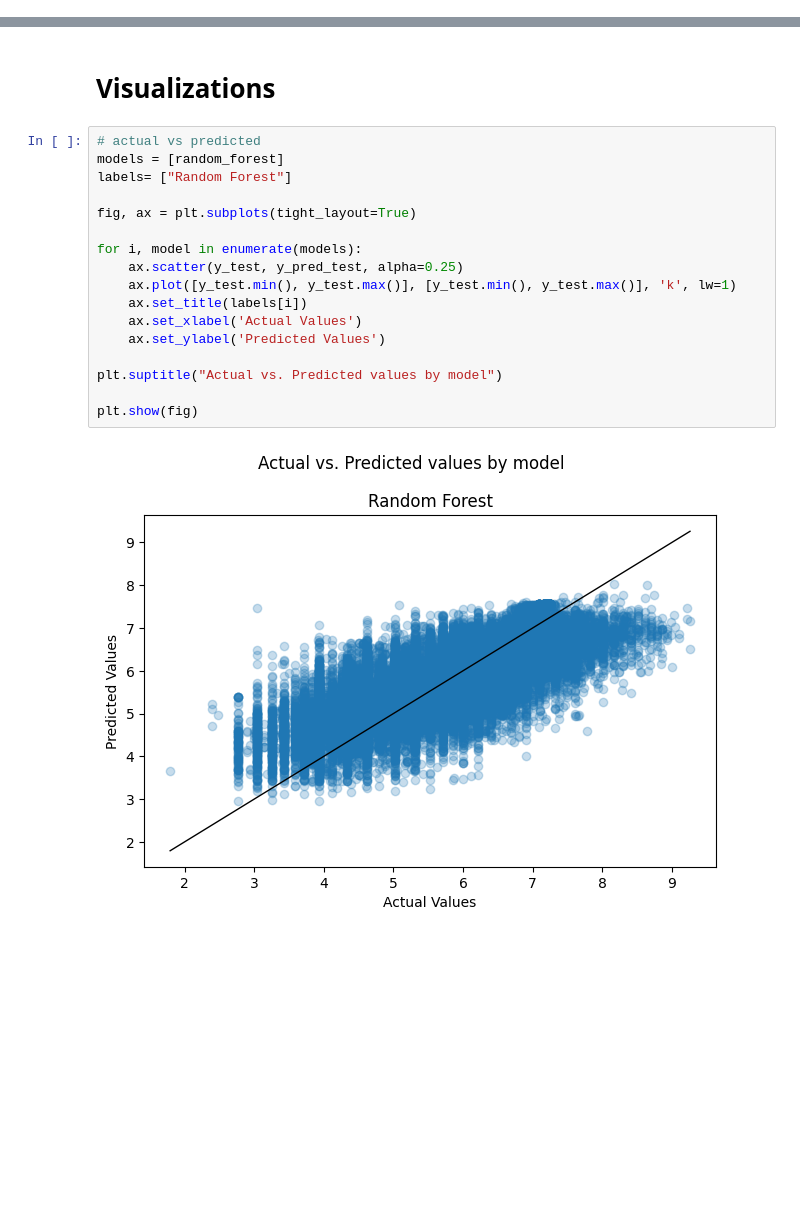
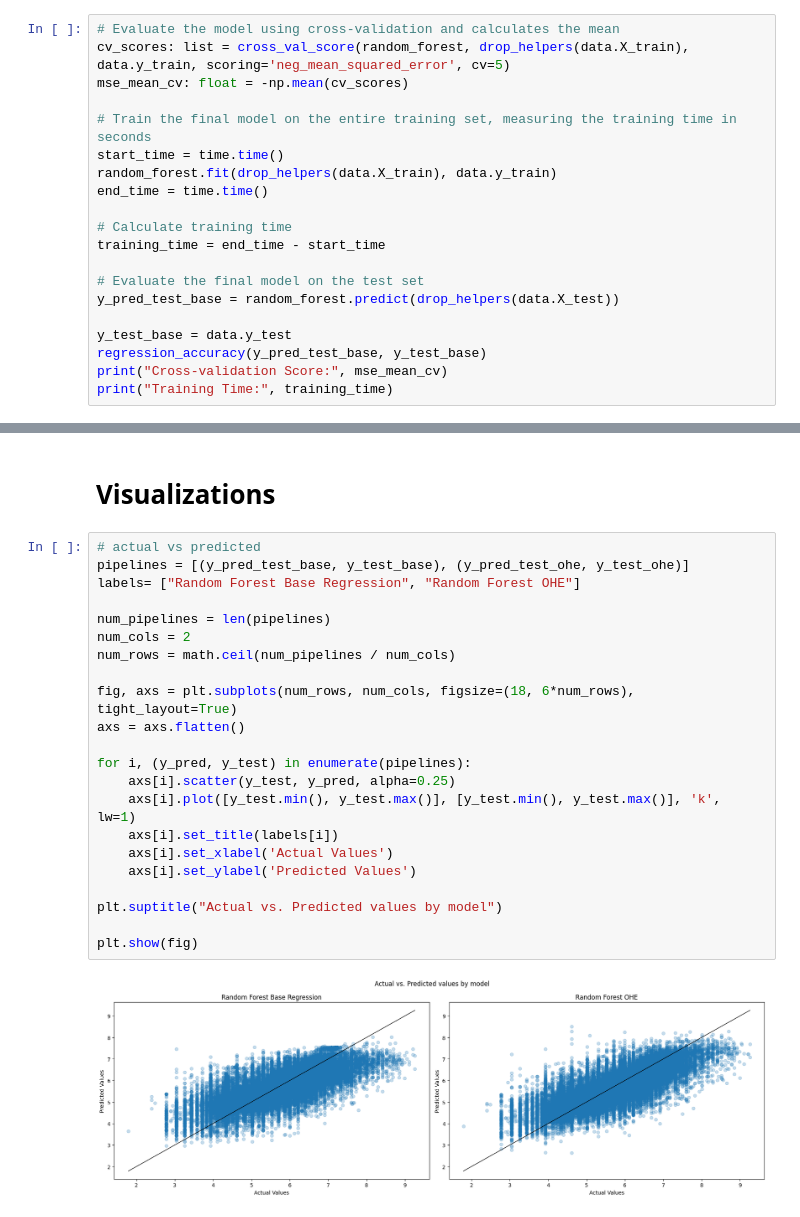
Before and after one commit to RasKrebs/pricing_wizards, a Jupyter notebook: notebooks/random_forest.ipynb, the cells around one changed output, grey strips where cells are left out. Saved outputs shown, nothing was run; the diff lists cells and outputs as text; blank space fills up the shorter version.

```diff
--- a/notebooks/random_forest.ipynb
+++ b/notebooks/random_forest.ipynb
@@ -110,0 +90,20 @@ Training Time: 0.02845907211303711
+# %%
+# Evaluate the model using cross-validation and calculates the mean
+cv_scores: list = cross_val_score(random_forest, drop_helpers(data.X_train), data.y_train, scoring='neg_mean_squared_error', cv=5)
+mse_mean_cv: float = -np.mean(cv_scores)
+
+# Train the final model on the entire training set, measuring the training time in seconds
+start_time = time.time()
+random_forest.fit(drop_helpers(data.X_train), data.y_train)
+end_time = time.time()
+
+# Calculate training time
+training_time = end_time - start_time
+
+# Evaluate the final model on the test set
+y_pred_test_base = random_forest.predict(drop_helpers(data.X_test))
+
+y_test_base = data.y_test
+regression_accuracy(y_pred_test_base, y_test_base)
+print("Cross-validation Score:", mse_mean_cv)
+print("Training Time:", training_time)
@@ -134,20 +185,25 @@ feature_importance.sort_values(by='Coef', ascending=False)
 # Visualizations
 # %%
 # actual vs predicted
-models = [random_forest]
-labels= ["Random Forest"]
+pipelines = [(y_pred_test_base, y_test_base), (y_pred_test_ohe, y_test_ohe)]
+labels= ["Random Forest Base Regression", "Random Forest OHE"]
 
-fig, ax = plt.subplots(tight_layout=True)
+num_pipelines = len(pipelines)
+num_cols = 2
+num_rows = math.ceil(num_pipelines / num_cols)
 
-for i, model in enumerate(models):
-    ax.scatter(y_test, y_pred_test, alpha=0.25)
-    ax.plot([y_test.min(), y_test.max()], [y_test.min(), y_test.max()], 'k', lw=1)
-    ax.set_title(labels[i])
-    ax.set_xlabel('Actual Values')
-    ax.set_ylabel('Predicted Values')
+fig, axs = plt.subplots(num_rows, num_cols, figsize=(18, 6*num_rows), tight_layout=True)
+axs = axs.flatten()
+
+for i, (y_pred, y_test) in enumerate(pipelines):
+    axs[i].scatter(y_test, y_pred, alpha=0.25)
+    axs[i].plot([y_test.min(), y_test.max()], [y_test.min(), y_test.max()], 'k', lw=1)
+    axs[i].set_title(labels[i])
+    axs[i].set_xlabel('Actual Values')
+    axs[i].set_ylabel('Predicted Values')
 
 plt.suptitle("Actual vs. Predicted values by model")
 
 plt.show(fig)
 # %% [output]
-[figure, old version]
+[figure, new version]
```
Also changed, not shown: parts of 16 cells of this notebook, 1 other file.
